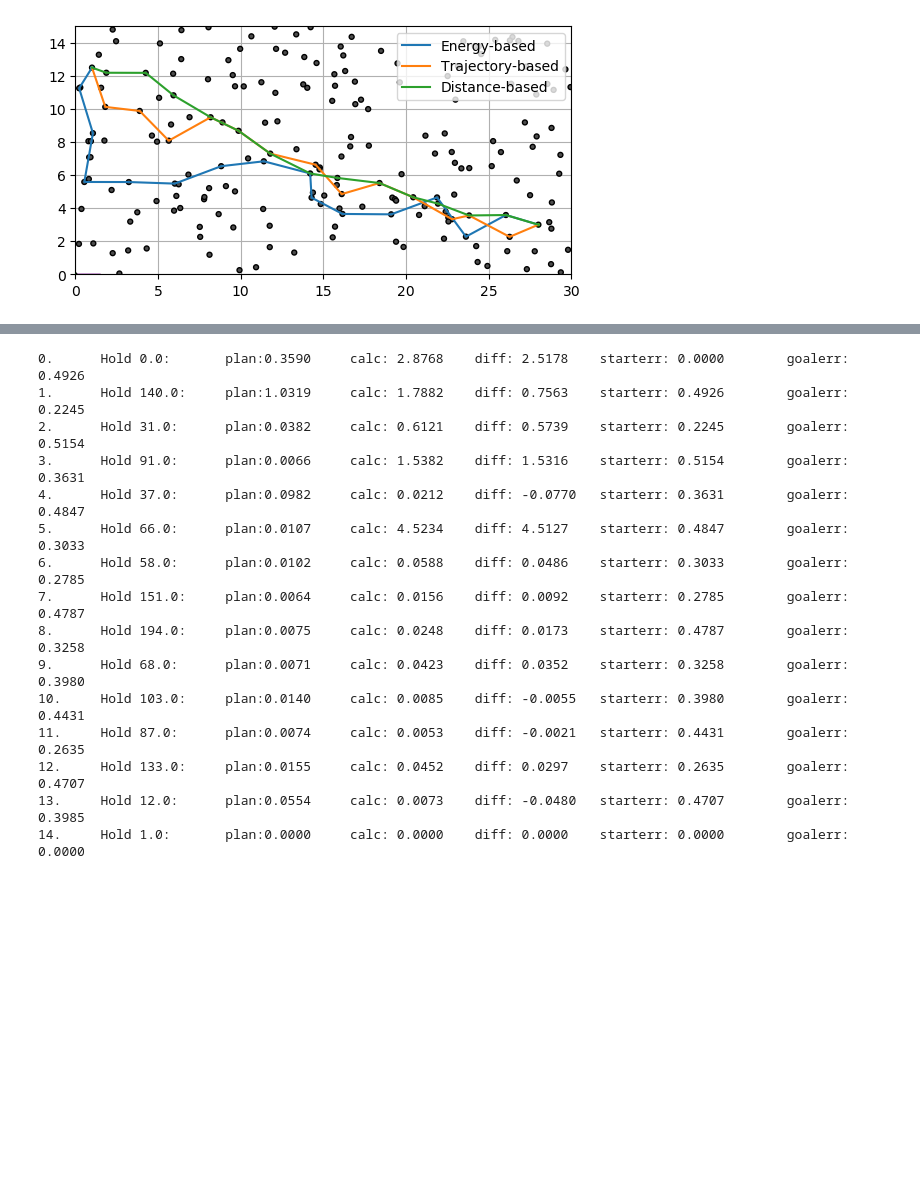
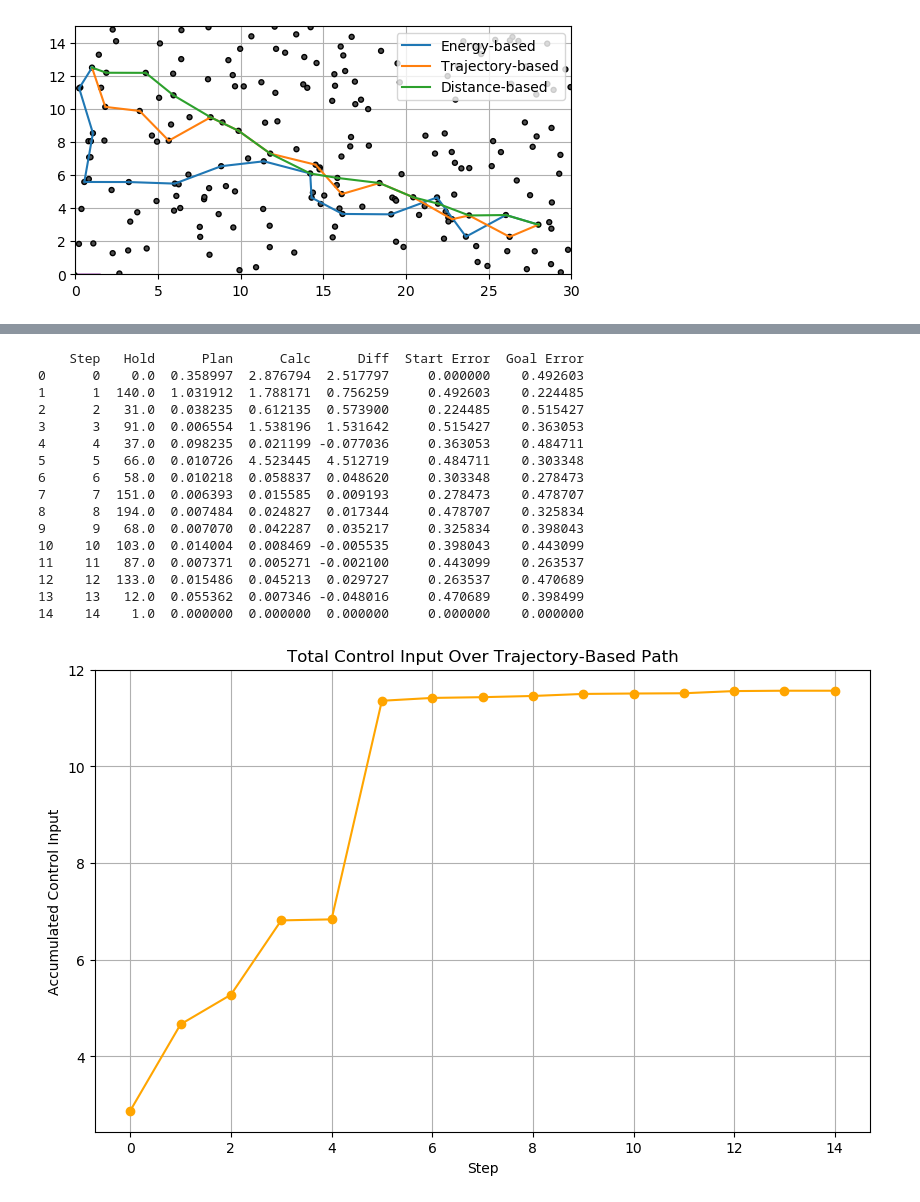
Before and after one commit to ndobrad/meam5170-finalproject, a Jupyter notebook: collect_report_data.ipynb, the cells around one changed output, grey strips where cells are left out. Cells and saved outputs as stored; diff of their text form; code cells hidden in the pictures; blank space fills up the shorter version.

Commit message:
control over paths plot

```diff
--- a/collect_report_data.ipynb
+++ b/collect_report_data.ipynb
@@ -147,25 +155,44 @@ Total calculated effort: 11.5677748647689
 # %%
-# Display the stats for each step of the trajectory-based plan, after simulation
+# Collect the stats for each step of the trajectory-based plan, after simulation
+traj_stats = []
 for i, curr_hold in enumerate(simulation.current_hold):
-    print("{}.\tHold {}:\tplan:{:.4f}\tcalc: {:.4f}\tdiff: {:.4f}\tstarterr: {:.4f}\tgoalerr: {:.4f}".format(i, curr_hold,
-                                                         simulation.path_info[i,7],
-                                                         simulation.total_segment_input[i],
-                                                         simulation.total_segment_input[i]-simulation.path_info[i,7],
-                                                         simulation.start_hold_error[i],
-                                                         simulation.goal_hold_error[i]))
+    row = {
+        "Step": i,
+        "Hold": curr_hold,
+        "Plan": simulation.path_info[i, 7],
+        "Calc": simulation.total_segment_input[i],
+        "Diff": simulation.total_segment_input[i] - simulation.path_info[i, 7],
+        "Start Error": simulation.start_hold_error[i],
+        "Goal Error": simulation.goal_hold_error[i]
+    }
+    traj_stats.append(row)
+traj_stats = pd.DataFrame(traj_stats)
+print(traj_stats)
 # %% [output]
-0.      Hold 0.0:       plan:0.3590     calc: 2.8768    diff: 2.5178    starterr: 0.0000        goalerr: 0.4926
-1.      Hold 140.0:     plan:1.0319     calc: 1.7882    diff: 0.7563    starterr: 0.4926        goalerr: 0.2245
-2.      Hold 31.0:      plan:0.0382     calc: 0.6121    diff: 0.5739    starterr: 0.2245        goalerr: 0.5154
-3.      Hold 91.0:      plan:0.0066     calc: 1.5382    diff: 1.5316    starterr: 0.5154        goalerr: 0.3631
-4.      Hold 37.0:      plan:0.0982     calc: 0.0212    diff: -0.0770   starterr: 0.3631        goalerr: 0.4847
-5.      Hold 66.0:      plan:0.0107     calc: 4.5234    diff: 4.5127    starterr: 0.4847        goalerr: 0.3033
-6.      Hold 58.0:      plan:0.0102     calc: 0.0588    diff: 0.0486    starterr: 0.3033        goalerr: 0.2785
-7.      Hold 151.0:     plan:0.0064     calc: 0.0156    diff: 0.0092    starterr: 0.2785        goalerr: 0.4787
-8.      Hold 194.0:     plan:0.0075     calc: 0.0248    diff: 0.0173    starterr: 0.4787        goalerr: 0.3258
-9.      Hold 68.0:      plan:0.0071     calc: 0.0423    diff: 0.0352    starterr: 0.3258        goalerr: 0.3980
-10.     Hold 103.0:     plan:0.0140     calc: 0.0085    diff: -0.0055   starterr: 0.3980        goalerr: 0.4431
-11.     Hold 87.0:      plan:0.0074     calc: 0.0053    diff: -0.0021   starterr: 0.4431        goalerr: 0.2635
-12.     Hold 133.0:     plan:0.0155     calc: 0.0452    diff: 0.0297    starterr: 0.2635        goalerr: 0.4707
-13.     Hold 12.0:      plan:0.0554     calc: 0.0073    diff: -0.0480   starterr: 0.4707        goalerr: 0.3985
-14.     Hold 1.0:       plan:0.0000     calc: 0.0000    diff: 0.0000    starterr: 0.0000        goalerr: 0.0000
+    Step   Hold      Plan      Calc      Diff  Start Error  Goal Error
+0      0    0.0  0.358997  2.876794  2.517797     0.000000    0.492603
+1      1  140.0  1.031912  1.788171  0.756259     0.492603    0.224485
+2      2   31.0  0.038235  0.612135  0.573900     0.224485    0.515427
+3      3   91.0  0.006554  1.538196  1.531642     0.515427    0.363053
+4      4   37.0  0.098235  0.021199 -0.077036     0.363053    0.484711
+5      5   66.0  0.010726  4.523445  4.512719     0.484711    0.303348
+6      6   58.0  0.010218  0.058837  0.048620     0.303348    0.278473
+7      7  151.0  0.006393  0.015585  0.009193     0.278473    0.478707
+8      8  194.0  0.007484  0.024827  0.017344     0.478707    0.325834
+9      9   68.0  0.007070  0.042287  0.035217     0.325834    0.398043
+10    10  103.0  0.014004  0.008469 -0.005535     0.398043    0.443099
+11    11   87.0  0.007371  0.005271 -0.002100     0.443099    0.263537
+12    12  133.0  0.015486  0.045213  0.029727     0.263537    0.470689
+13    13   12.0  0.055362  0.007346 -0.048016     0.470689    0.398499
+14    14    1.0  0.000000  0.000000  0.000000     0.000000    0.000000
+# %%
+# Plot accumulated control over trajectory-based path
+plt.figure(figsize=(10, 6))
+plt.plot(np.array(traj_stats["Step"]),np.array( traj_stats["Calc"]).cumsum(), marker='o', color='orange')
+plt.xlabel("Step")
+plt.ylabel("Accumulated Control Input")
+plt.title("Total Control Input Over Trajectory-Based Path")
+plt.grid(True)
+plt.show()
+# %% [output]
+[figure, added]
```
Also changed, not shown: parts of 17 cells of this notebook.
